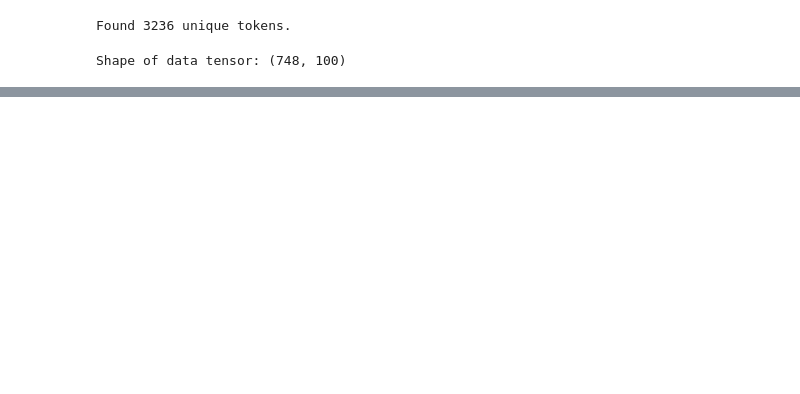
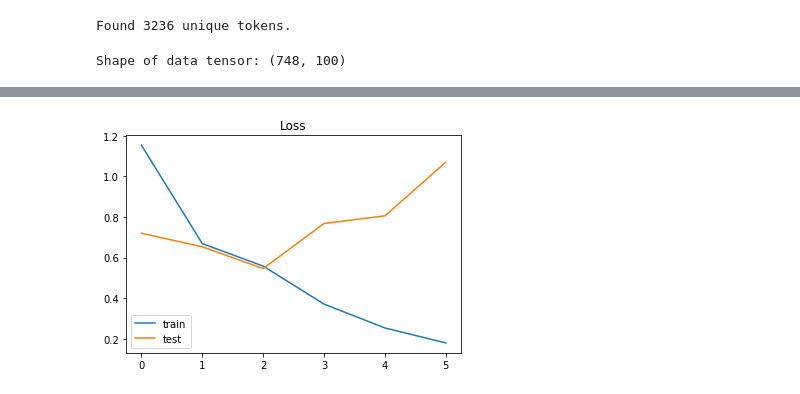
Before and after one commit to NovaisGabriel/CNN_RNN_for_NLP, a Jupyter notebook: RNN_LSTM_GRU.ipynb, the cells around one changed output, grey strips where cells are left out. Cells and saved outputs as stored; diff of their text form; code cells hidden in the pictures; blank space fills up the shorter version.

```diff
--- a/RNN_LSTM_GRU.ipynb
+++ b/RNN_LSTM_GRU.ipynb
@@ -87,4 +115,5 @@ modelLSTM.add(Dense(1, activation='relu'))
 modelLSTM.add(Dense(1, activation='relu'))
 modelLSTM.compile(loss='binary_crossentropy', optimizer='adam', metrics=['accuracy'])
 # %%
-history = modelLSTM.fit(X_train, Y_train, epochs=epochs, batch_size=batch_size,validation_split=vs,callbacks=[EarlyStopping(monitor=monitor, patience=patience, min_delta=md)])
+#Aprendizado LSTM:
+historyLSTM = modelLSTM.fit(X_train, Y_train, epochs=epochs, batch_size=batch_size,validation_split=vs,callbacks=[EarlyStopping(monitor=monitor, patience=patience, min_delta=md)])
@@ -91,6 +134,9 @@ history = modelLSTM.fit(X_train, Y_train, epochs=epochs, batch_size=batch_size,v
 # %%
+#Curva de Loss do treino e do teste:
 plt.title('Loss')
-plt.plot(history.history['loss'], label='train')
-plt.plot(history.history['val_loss'], label='test')
+plt.plot(historyLSTM.history['loss'], label='train')
+plt.plot(historyLSTM.history['val_loss'], label='test')
 plt.legend()
 plt.show();
+# %% [output]
+[figure, added]
```
Also changed, not shown: parts of 23 cells of this notebook, 1 other file.
